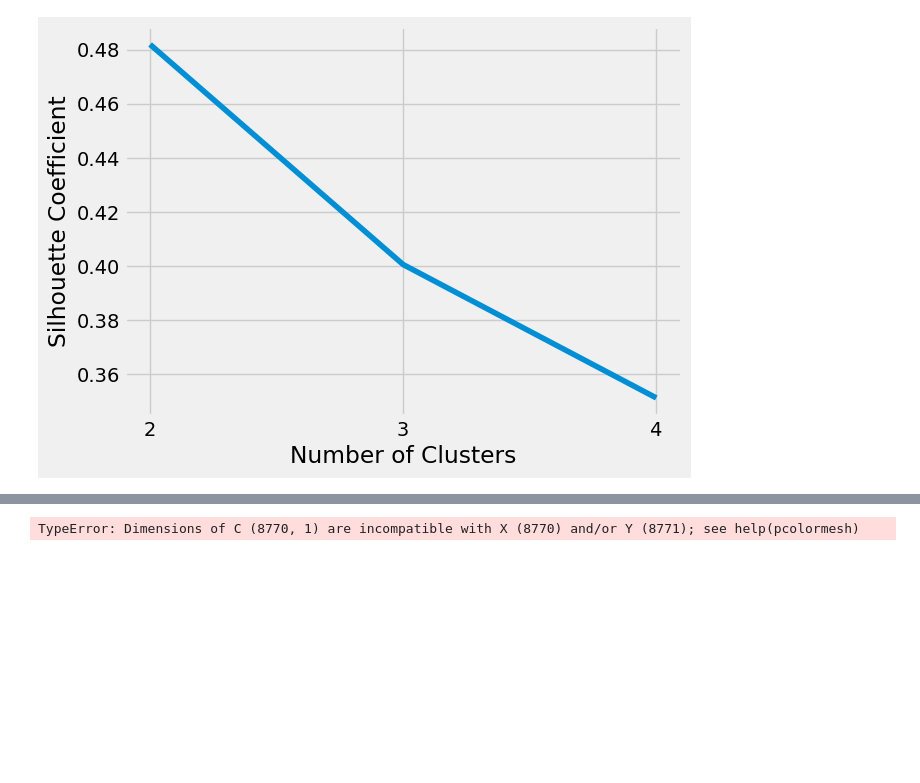
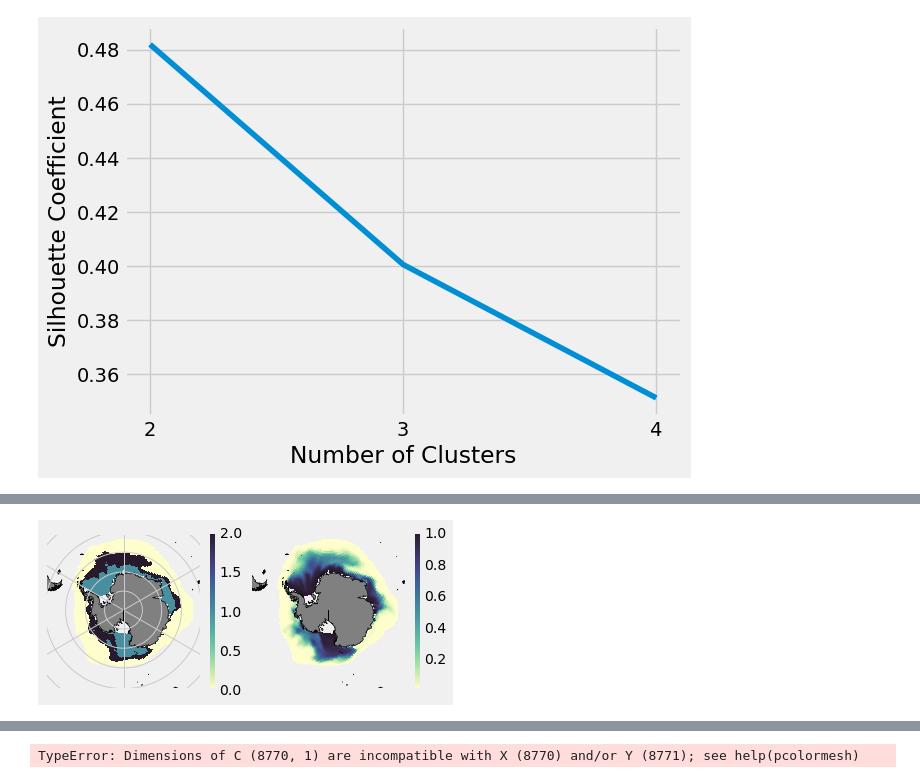
Before and after one commit to NoahDay/sea-ice-classification, a Jupyter notebook: unsupervised-classification.ipynb, the cells around one changed output, grey strips where cells are left out. Drawn from its saved outputs; the diff is of its cells as text; code cells hidden in the pictures; blank space fills up the shorter version.

```diff
--- a/unsupervised-classification.ipynb
+++ b/unsupervised-classification.ipynb
@@ -443,0 +447,86 @@ df_kmeans.to_csv('kmeans.csv', index=False)
+# %%
+filename
+ds = xr.open_dataset(filename)
+LN = ds.TLON.values
+LT = ds.TLAT.values
+
+date_idx = df_kmeans['date'] == '2002-09-01'
+
+lon = df_kmeans['longitude'][date_idx];
+lat = df_kmeans['latitude'][date_idx];
+k = df_kmeans['k'][date_idx];
+ra = df_kmeans['fsdrad'][date_idx];
+
+row_length = date_idx.sum()
+lon = lon.values.reshape(row_length,1)
+lat = lat.values.reshape(row_length,1)
+k = k.values.reshape(row_length,1)
+ra = ra.values.reshape(row_length,1)
+
+k_means_array = np.empty(LN.shape)
+k_means_array[:] = np.nan
+
+fsdrad_array = np.empty(LN.shape)
+fsdrad_array[:] = np.nan
+
+lats = LT
+lons = LN
+
+for row_lp in range(0, row_length):
+    a = abs(lats-lat[row_lp])+abs(lons-lon[row_lp])
+    i,j = np.unravel_index(a.argmin(),a.shape)
+    k_means_array[i,j] = k[row_lp]
+    fsdrad_array[i,j] = ra[row_lp]
+
+fontprops = fm.FontProperties(size=18)
+plt.figure()
+cmap = cmo.deep
+coord_lims = [-180, 180, -50, -90]
+
+ax = plt.subplot(1, 2, 0+1, projection=ccrs.SouthPolarStereo(), label='{0}'.format(counter))
+ax.set_extent(coord_lims, ccrs.PlateCarree())
+land_50m = cft.NaturalEarthFeature('physical', 'land', '50m',
+                            edgecolor='black', facecolor='gray', linewidth=0.5)
+ax.coastlines(resolution='50m')
+ax.add_feature(land_50m)
+p = ax.pcolormesh(LN, LT, k_means_array,
+                transform=ccrs.PlateCarree(),
+                cmap=cmap,
+#                norm=colors.LogNorm(vmin=1, vmax=1000),
+                shading='auto')
+cb = plt.colorbar(p, orientation='vertical', fraction=0.046, pad=0.04)
+gl = ax.gridlines(draw_labels=False)
+#scalebar = AnchoredSizeBar(ax.transData,
+#                           100000, '100 km', 'lower center',
+#                           pad=0.1,
+#                           color='black',
+#                           frameon=False,
+#                           size_vertical=1,
+#                           fontproperties=fontprops)
+#
+#ax.add_artist(scalebar)
+#plt.savefig('kmean.png', dpi = 300)
+
+ax = plt.subplot(1, 2, 0+2, projection=ccrs.SouthPolarStereo(), label='{0}'.format(counter))
+ax.set_extent(coord_lims, ccrs.PlateCarree())
+land_50m = cft.NaturalEarthFeature('physical', 'land', '50m',
+                            edgecolor='black', facecolor='gray', linewidth=0.5)
+ax.coastlines(resolution='50m')
+ax.add_feature(land_50m)
+p = ax.pcolormesh(LN, LT, fsdrad_array,
+                transform=ccrs.PlateCarree(),
+                cmap=cmap,
+#                norm=colors.LogNorm(vmin=1, vmax=1000),
+                shading='auto')
+cb = plt.colorbar(p, orientation='vertical', fraction=0.046, pad=0.04)
+#scalebar = AnchoredSizeBar(ax.transData,
+#                           100000, '100 km', 'lower center',
+#                           pad=0.1,
+#                           color='black',
+#                           frameon=False,
+#                           size_vertical=1,
+#                           fontproperties=fontprops)
+#ax.add_artist(scalebar)
+plt.savefig('kmean.png', dpi = 300)
+# %% [output]
+[figure, added]
```
Also changed, not shown: parts of 12 cells of this notebook, 2 other files.
